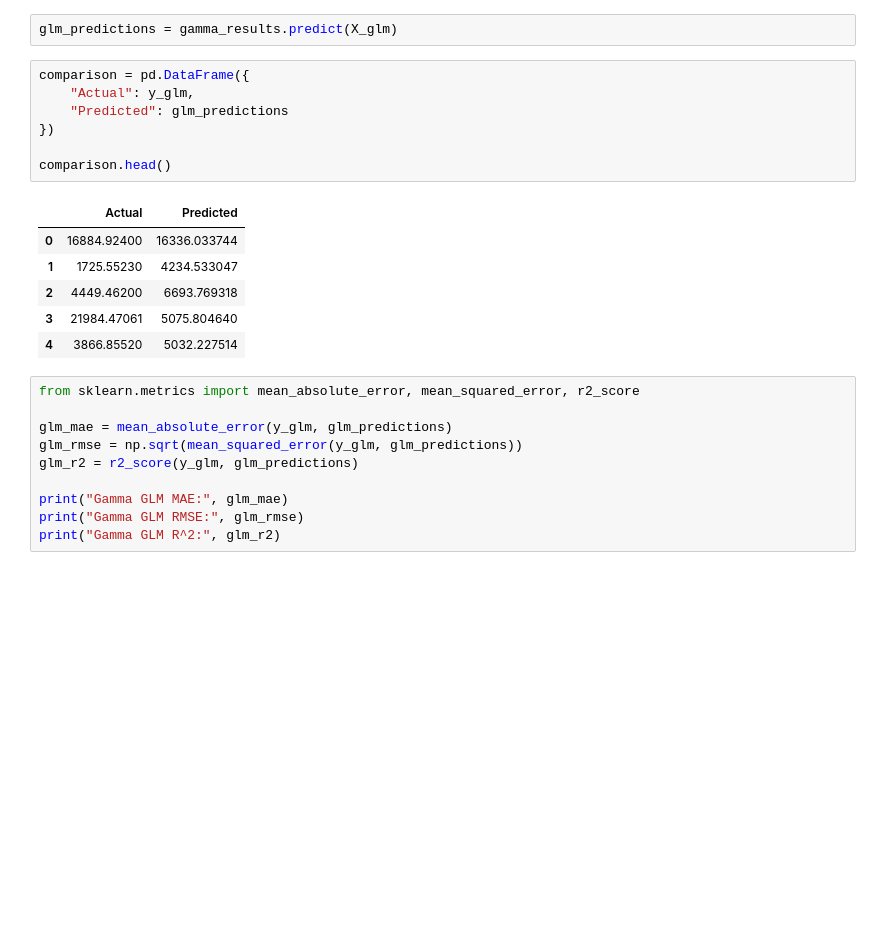
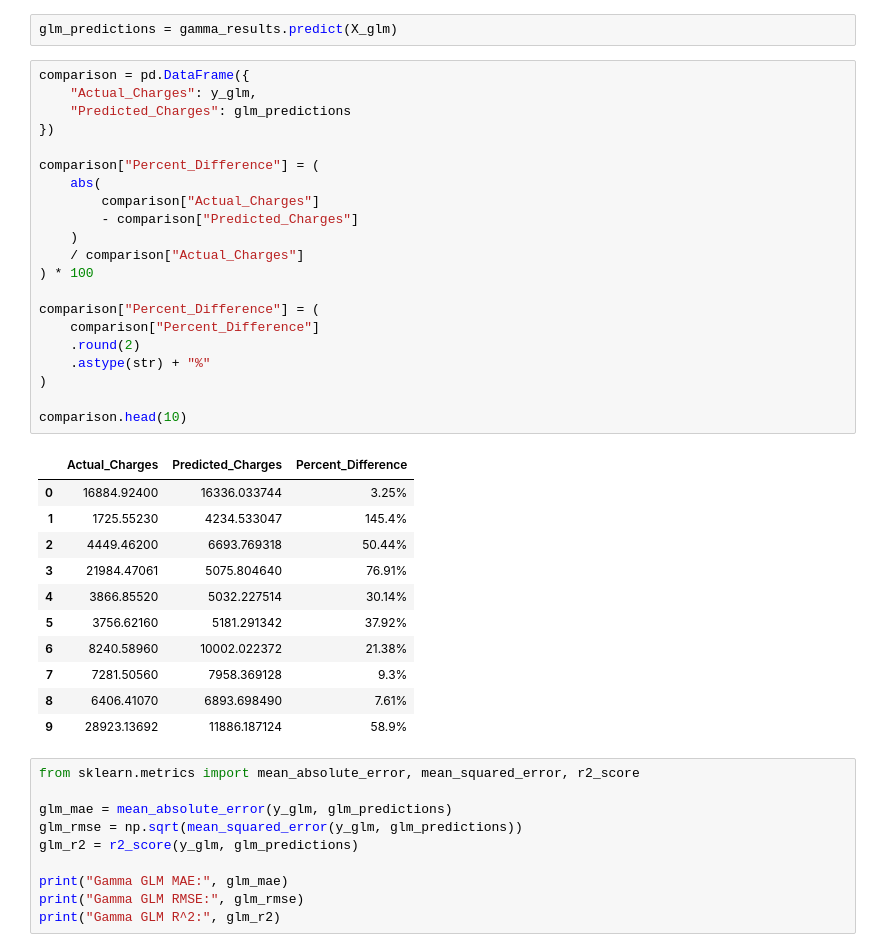
Before and after one commit to zhenjie14/Healthcare-cost-risk-model, a Jupyter notebook: notebooks/eda.ipynb, the cells around one changed output. Drawn from its saved outputs; the diff is of its cells as text; blank space fills up the shorter version.

```diff
--- a/notebooks/eda.ipynb
+++ b/notebooks/eda.ipynb
@@ -293,20 +301,39 @@ glm_effects.sort_values(by="Multiplier", ascending=False).reset_index(drop=True)
 | 7 | sex_male | -0.057823 | 0.943817 | -5.618339 | 1.219992e-01 |
 # %%
 glm_predictions = gamma_results.predict(X_glm)
-# %%
-comparison = pd.DataFrame({
-    "Actual": y_glm,
-    "Predicted": glm_predictions
-})
-
-comparison.head()
-# %% [output]
-|  | Actual | Predicted |
-| 0 | 16884.92400 | 16336.033744 |
-| 1 | 1725.55230 | 4234.533047 |
-| 2 | 4449.46200 | 6693.769318 |
-| 3 | 21984.47061 | 5075.804640 |
-| 4 | 3866.85520 | 5032.227514 |
+# %%
+comparison = pd.DataFrame({
+    "Actual_Charges": y_glm,
+    "Predicted_Charges": glm_predictions
+})
+
+comparison["Percent_Difference"] = (
+    abs(
+        comparison["Actual_Charges"]
+        - comparison["Predicted_Charges"]
+    )
+    / comparison["Actual_Charges"]
+) * 100
+
+comparison["Percent_Difference"] = (
+    comparison["Percent_Difference"]
+    .round(2)
+    .astype(str) + "%"
+)
+
+comparison.head(10)
+# %% [output]
+|  | Actual_Charges | Predicted_Charges | Percent_Difference |
+| 0 | 16884.92400 | 16336.033744 | 3.25% |
+| 1 | 1725.55230 | 4234.533047 | 145.4% |
+| 2 | 4449.46200 | 6693.769318 | 50.44% |
+| 3 | 21984.47061 | 5075.804640 | 76.91% |
+| 4 | 3866.85520 | 5032.227514 | 30.14% |
+| 5 | 3756.62160 | 5181.291342 | 37.92% |
+| 6 | 8240.58960 | 10002.022372 | 21.38% |
+| 7 | 7281.50560 | 7958.369128 | 9.3% |
+| 8 | 6406.41070 | 6893.698490 | 7.61% |
+| 9 | 28923.13692 | 11886.187124 | 58.9% |
 # %%
 from sklearn.metrics import mean_absolute_error, mean_squared_error, r2_score
 
```
Also changed, not shown: parts of 7 cells of this notebook, 2 other files.
